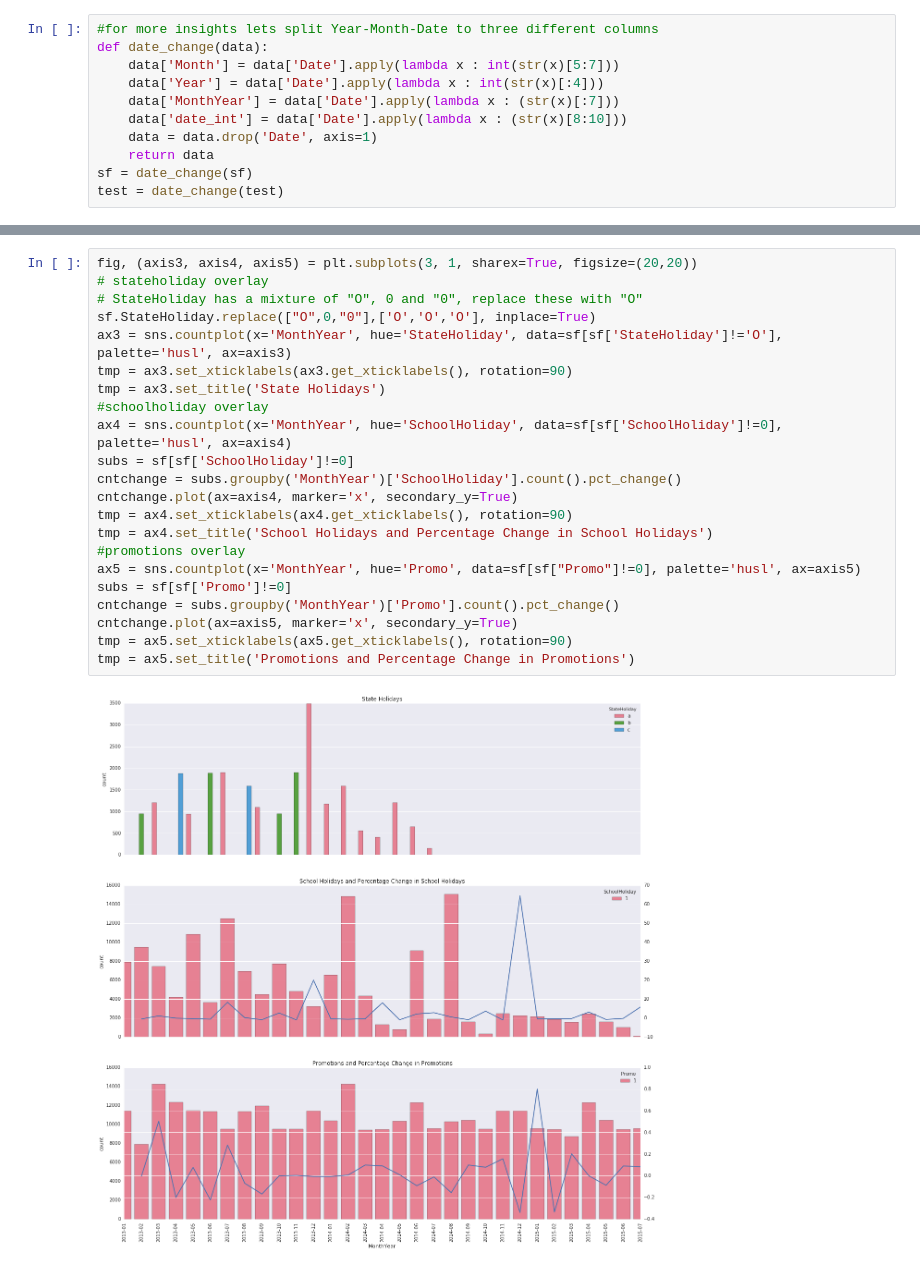
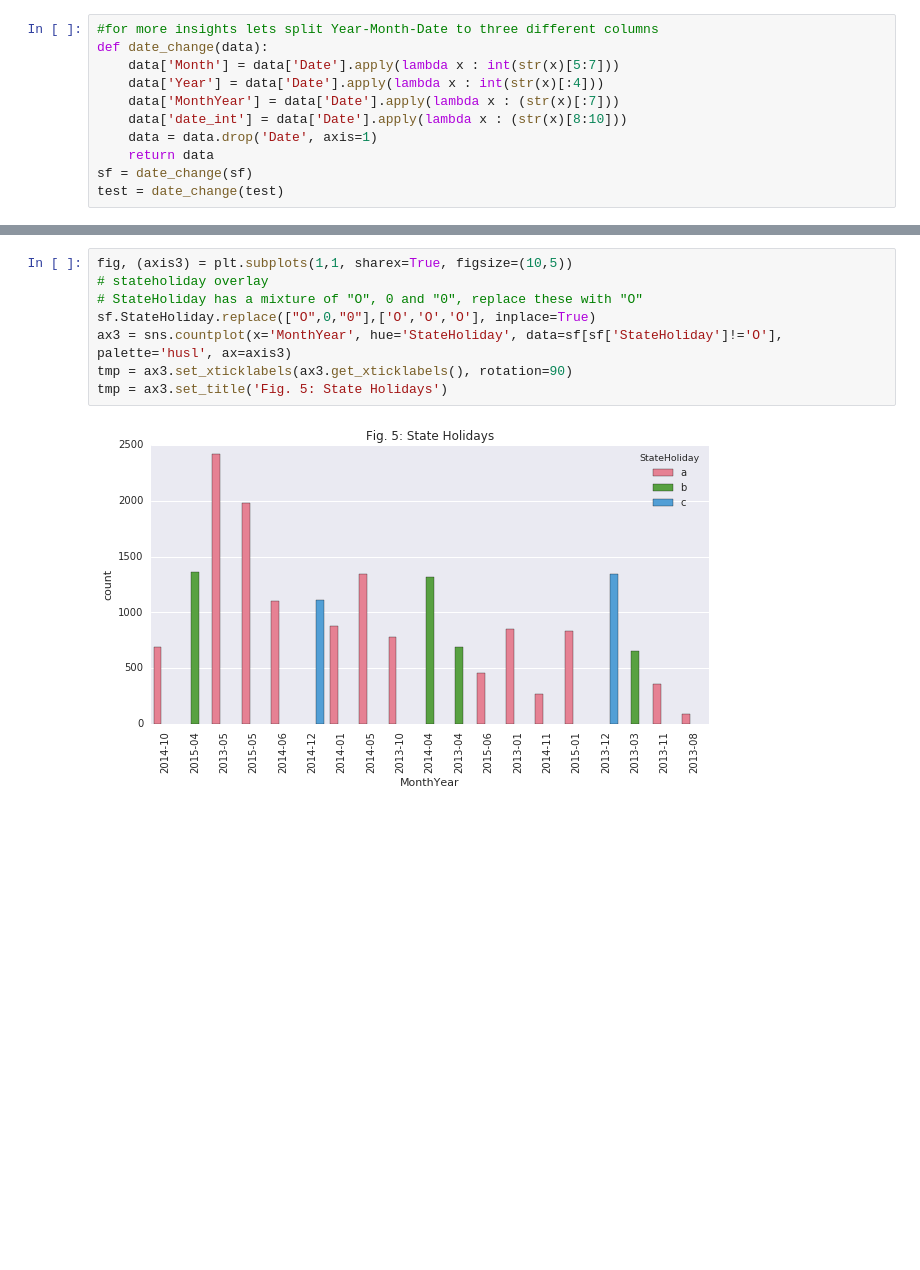
Before and after one commit to chirag-jhamb/capstone-predict-sales, a Jupyter notebook: exploration_and_visualisation.ipynb, the cells around one changed output, grey strips where cells are left out. Cells and saved outputs as stored; diff of their text form; blank space fills up the shorter version.

```diff
--- a/exploration_and_visualisation.ipynb
+++ b/exploration_and_visualisation.ipynb
@@ -130,24 +127,10 @@ pct_median_custchange.plot(legend=True, ax=axis2, marker='x', rot=90, secondary_
 # %%
-fig, (axis3, axis4, axis5) = plt.subplots(3, 1, sharex=True, figsize=(20,20))
+fig, (axis3) = plt.subplots(1,1, sharex=True, figsize=(10,5))
 # stateholiday overlay
 # StateHoliday has a mixture of "O", 0 and "0", replace these with "O"
 sf.StateHoliday.replace(["O",0,"0"],['O','O','O'], inplace=True)
 ax3 = sns.countplot(x='MonthYear', hue='StateHoliday', data=sf[sf['StateHoliday']!='O'], palette='husl', ax=axis3)
 tmp = ax3.set_xticklabels(ax3.get_xticklabels(), rotation=90)
-tmp = ax3.set_title('State Holidays')
-#schoolholiday overlay
-ax4 = sns.countplot(x='MonthYear', hue='SchoolHoliday', data=sf[sf['SchoolHoliday']!=0], palette='husl', ax=axis4)
-subs = sf[sf['SchoolHoliday']!=0]
-cntchange = subs.groupby('MonthYear')['SchoolHoliday'].count().pct_change()
-cntchange.plot(ax=axis4, marker='x', secondary_y=True)
-tmp = ax4.set_xticklabels(ax4.get_xticklabels(), rotation=90)
-tmp = ax4.set_title('School Holidays and Percentage Change in School Holidays')
-#promotions overlay
-ax5 = sns.countplot(x='MonthYear', hue='Promo', data=sf[sf["Promo"]!=0], palette='husl', ax=axis5)
-subs = sf[sf['Promo']!=0]
-cntchange = subs.groupby('MonthYear')['Promo'].count().pct_change()
-cntchange.plot(ax=axis5, marker='x', secondary_y=True)
-tmp = ax5.set_xticklabels(ax5.get_xticklabels(), rotation=90)
-tmp = ax5.set_title('Promotions and Percentage Change in Promotions')
+tmp = ax3.set_title('Fig. 5: State Holidays')
 # %% [output]
-[figure, old version]
+[figure, new version]
```
Also changed, not shown: parts of 8 cells of this notebook, 2 other files.
